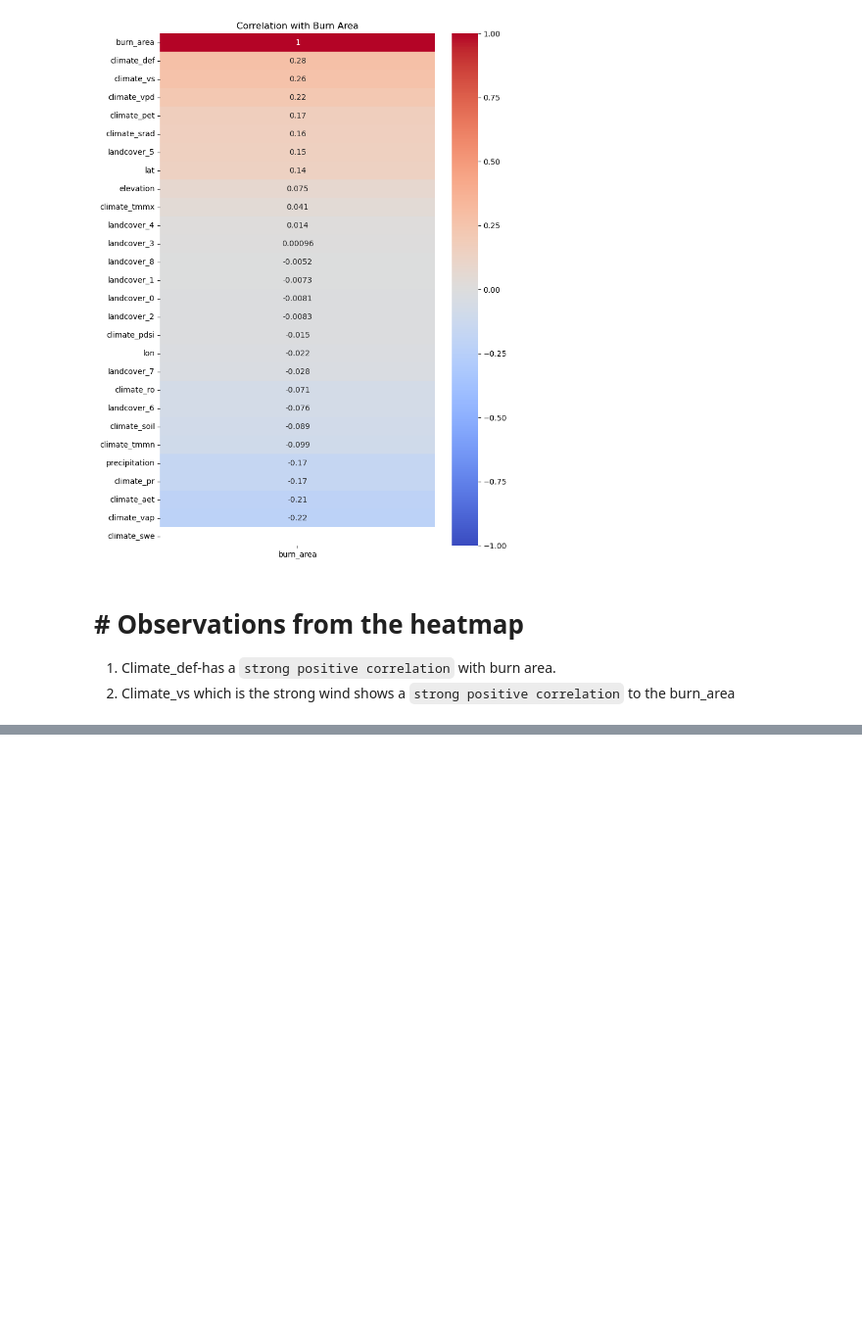
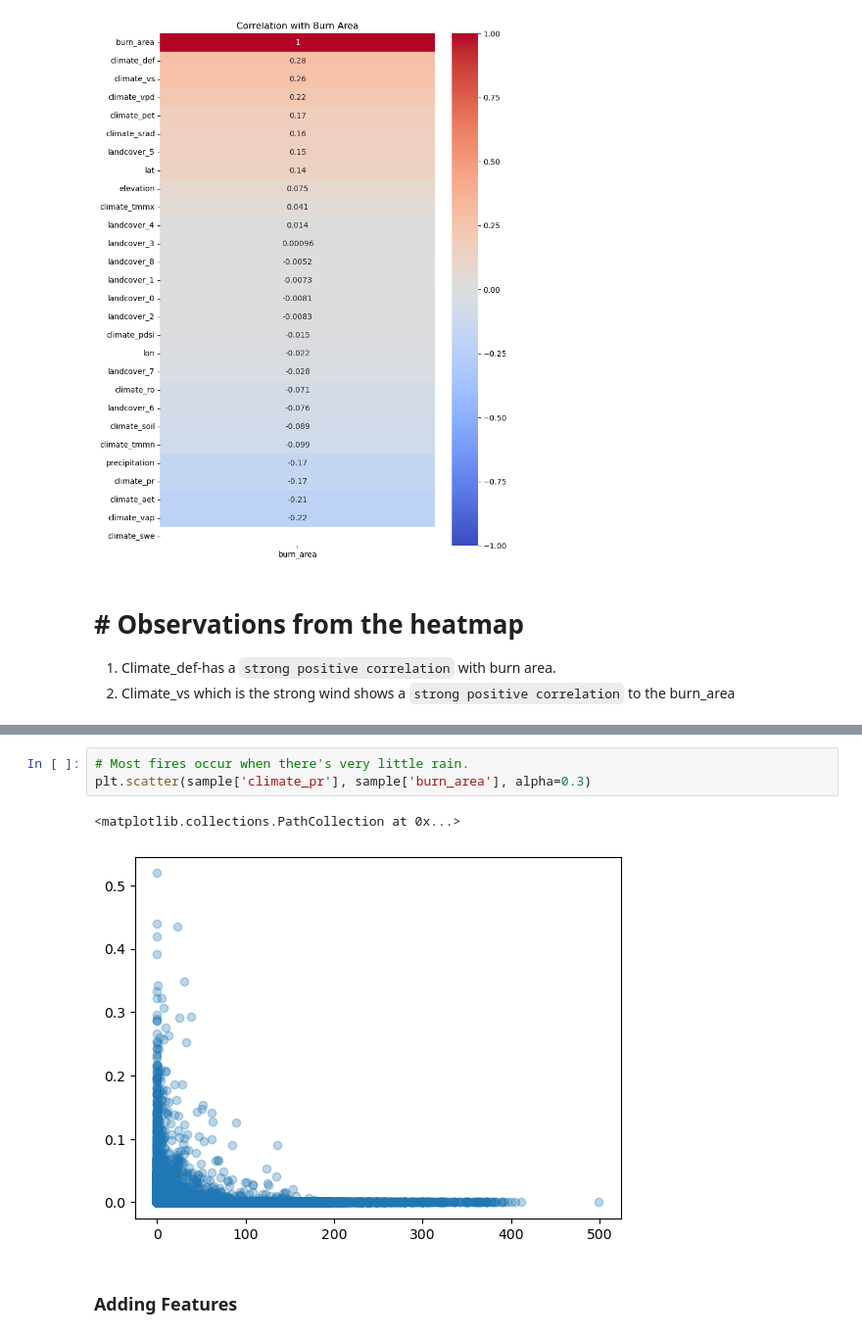
Before and after one commit to JoanChesire/Zindi_Wildfire-Prediction-Challenge, a Jupyter notebook: wildfire_prediction.ipynb, the cells around one changed output, grey strips where cells are left out. Shown: that part at 98% size. Cells and saved outputs as stored; diff of their text form; blank space fills up the shorter version.

```diff
--- a/wildfire_prediction.ipynb
+++ b/wildfire_prediction.ipynb
@@ -209,0 +218,8 @@ plt.show()
+# %%
+# Most fires occur when there's very little rain.
+plt.scatter(sample['climate_pr'], sample['burn_area'], alpha=0.3)
+# %% [output]
+<matplotlib.collections.PathCollection at 0x...>
+[figure, added]
+# %% [markdown]
+### Adding Features
```
Also changed, not shown: parts of 7 cells of this notebook.
